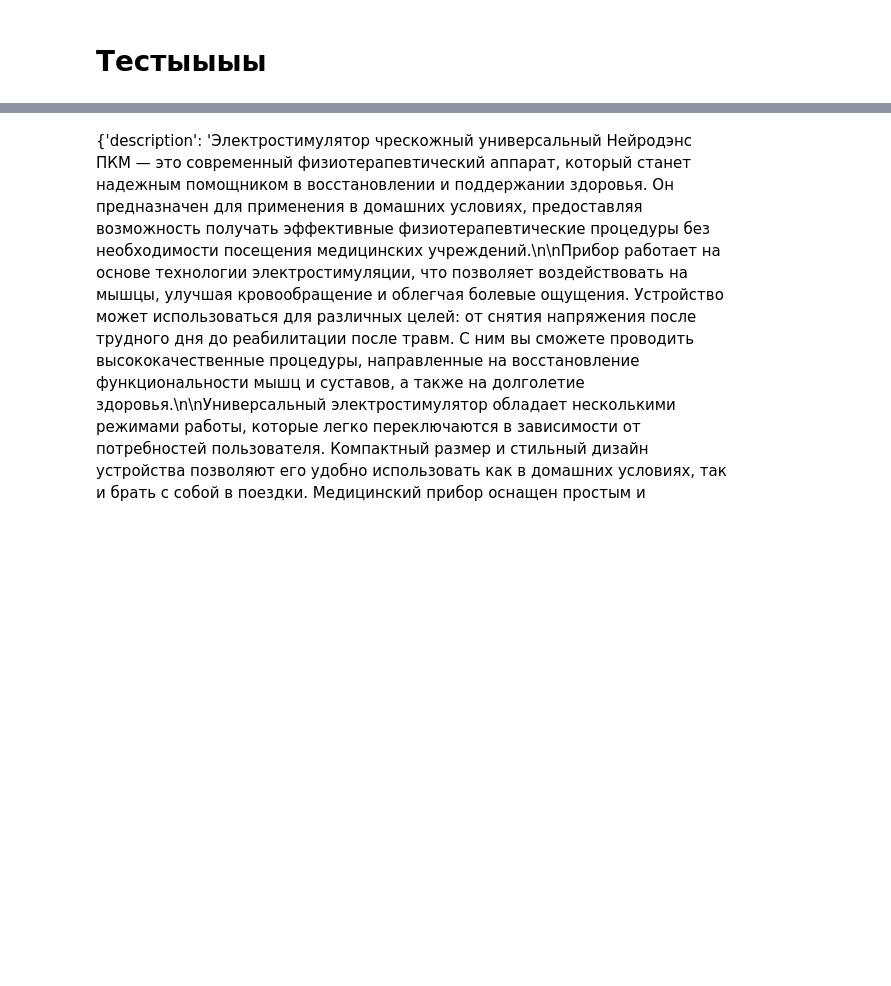
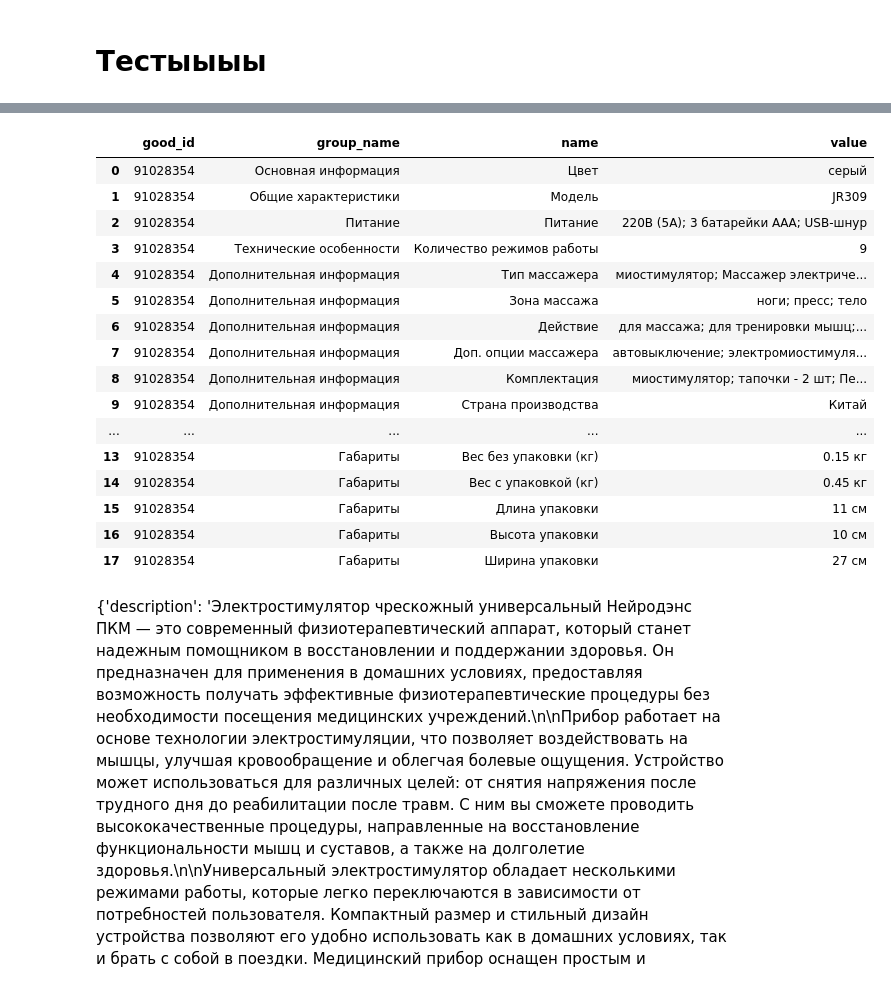
Before and after one commit to nekitmilk/ElectroPunk, a Jupyter notebook: src/notebooks/analisys.ipynb, the cells around one changed output, grey strips where cells are left out. Saved outputs shown, nothing was run; the diff lists cells and outputs as text; code cells hidden in the pictures; blank space fills up the shorter version.

```diff
--- a/src/notebooks/analisys.ipynb
+++ b/src/notebooks/analisys.ipynb
@@ -1010,15 +871,16 @@ from parser import *
 wb_parser = WB_Parser()
 
 # Получение списка товаров (статический метод)
-products_df = WB_Parser.get_wb_products(query="миостимулятор", pages=2)
+# products_df = WB_Parser.get_wb_products(query="миостимулятор", pages=2)
 
 # Получение деталей товара
 try:
-    # product_details = wb_parser.get_product_details(91028354)
-    feedbacks = wb_parser.get_product_feedbacks(43996867)
+    product_details = wb_parser.get_product_details(91028354)
+    # feedbacks = wb_parser.get_product_feedbacks(43996867)
     # print(product_details)
 finally:
-    wb_parser.safe_close()
+    # wb_parser.safe_close()
+    pass
 
-feedbacks
+product_details
 # %% [output]
@@ -1037,0 +907,10 @@ feedbacks
+# %%
+try:
+    product_details = wb_parser.get_product_details(91028354)
+finally:
+    wb_parser.safe_close()
+# %%
+main_info, other_specs = parse_product_data(product_details)
+
+main_info
+# other_specs
@@ -1038,3 +920,23 @@ feedbacks
+# %%
+other_specs
+# %% [output]
+|  | good_id | group_name | name | value |
+| 0 | 91028354 | Основная информация | Цвет | серый |
+| 1 | 91028354 | Общие характеристики | Модель | JR309 |
+| 2 | 91028354 | Питание | Питание | 220В (5А); 3 батарейки ААА; USB-шнур |
+| 3 | 91028354 | Технические особенности | Количество режимов работы | 9 |
+| 4 | 91028354 | Дополнительная информация | Тип массажера | миостимулятор; Массажер электриче... |
+| 5 | 91028354 | Дополнительная информация | Зона массажа | ноги; пресс; тело |
+| 6 | 91028354 | Дополнительная информация | Действие | для массажа; для тренировки мышц;... |
+| 7 | 91028354 | Дополнительная информация | Доп. опции массажера | автовыключение; электромиостимуля... |
+| 8 | 91028354 | Дополнительная информация | Комплектация | миостимулятор; тапочки - 2 шт; Пе... |
+| 9 | 91028354 | Дополнительная информация | Страна производства | Китай |
+| ... | ... | ... | ... | ... |
+| 13 | 91028354 | Габариты | Вес без упаковки (кг) | 0.15 кг |
+| 14 | 91028354 | Габариты | Вес с упаковкой (кг) | 0.45 кг |
+| 15 | 91028354 | Габариты | Длина упаковки | 11 см |
+| 16 | 91028354 | Габариты | Высота упаковки | 10 см |
+| 17 | 91028354 | Габариты | Ширина упаковки | 27 см |
 # %%
 # Пример использования парсера с with
 with WB_Parser() as parser:
```
Also changed, not shown: parts of 26 cells of this notebook, 2 other files.
